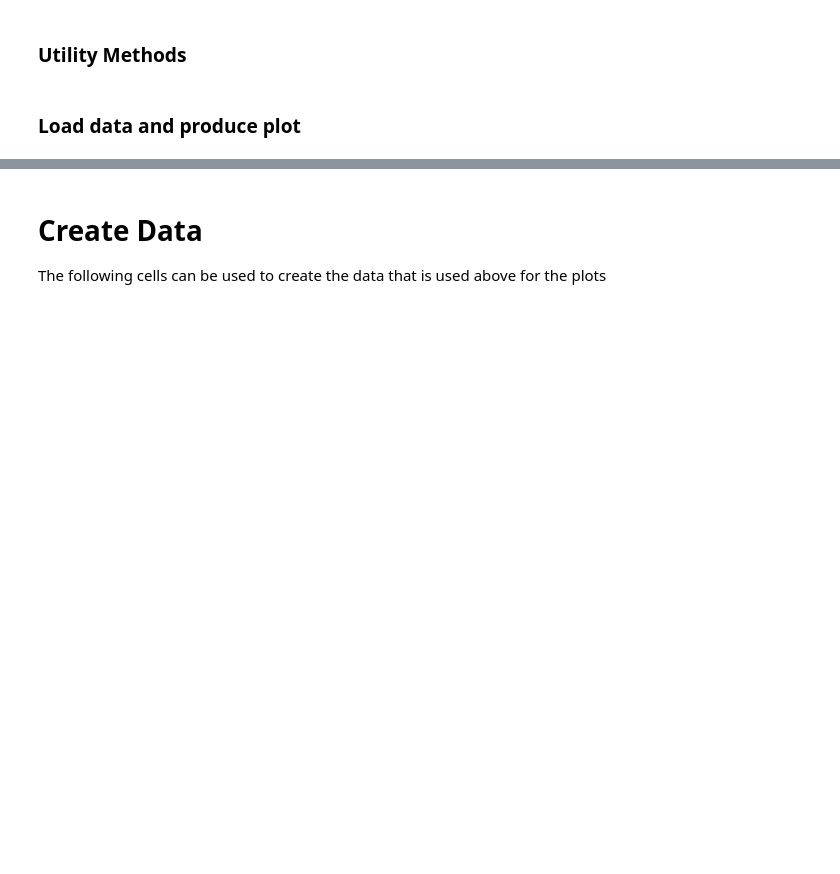
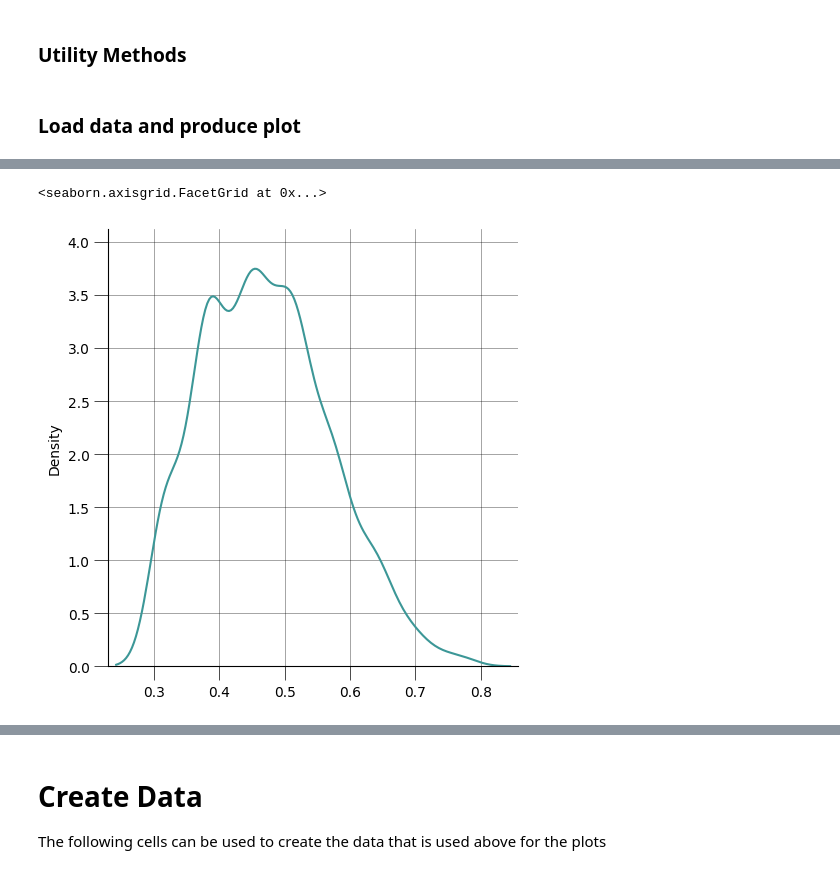
Before and after one commit to webis-de/ECIR-23, a Jupyter notebook: src/main/ipynb/visualization.ipynb, the cells around one changed output, grey strips where cells are left out. Saved outputs shown, nothing was run; the diff lists cells and outputs as text; code cells hidden in the pictures; blank space fills up the shorter version.

```diff
--- a/src/main/ipynb/visualization.ipynb
+++ b/src/main/ipynb/visualization.ipynb
@@ -139,0 +136,5 @@ KeyError: 'xtick.labelcolor is not a valid rc parameter (see rcParams.keys() for
+# %%
+sns.displot(data['distribution']['uninformed'], kind='kde')
+# %% [output]
+<seaborn.axisgrid.FacetGrid at 0x...>
+[figure, added]
```
Also changed, not shown: parts of 5 cells of this notebook.
